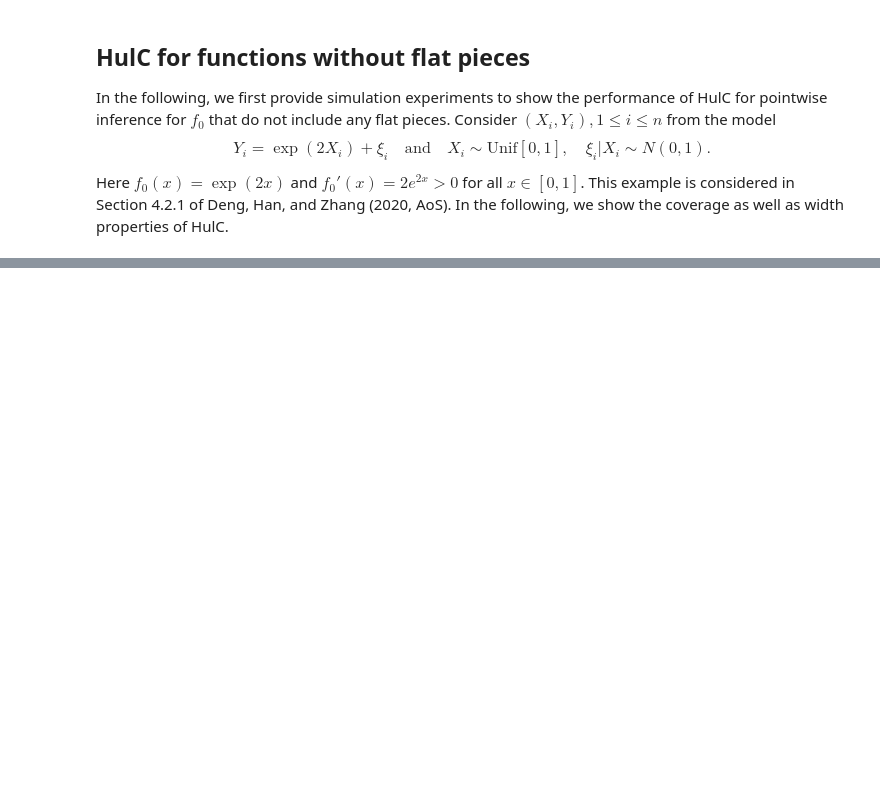
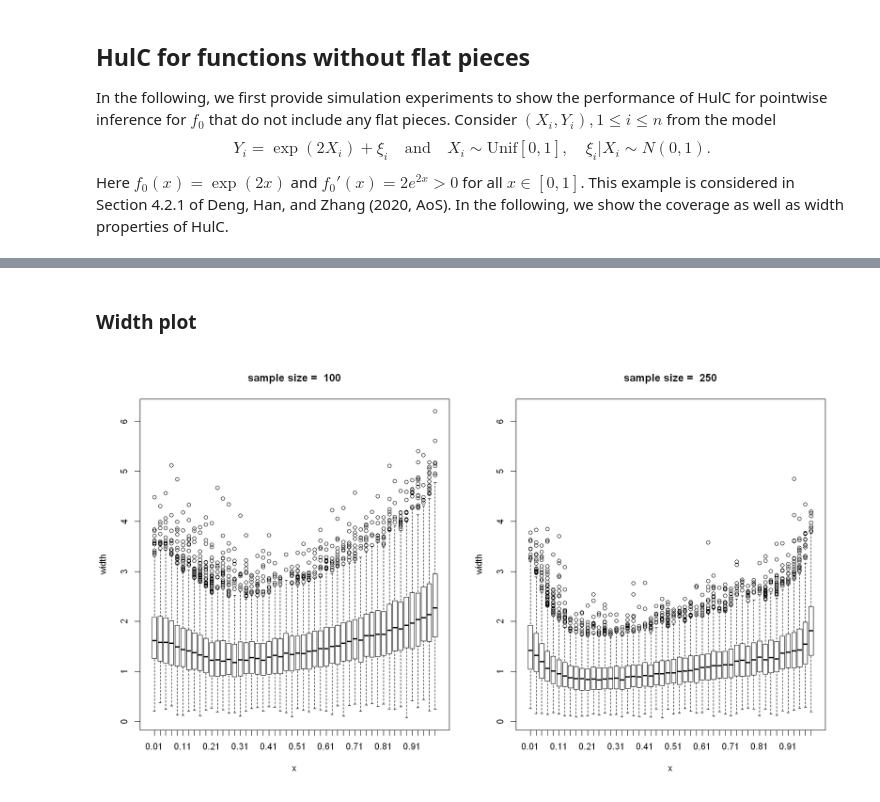
Before and after one commit to Arun-Kuchibhotla/HulC, a Jupyter notebook: R/HulC for Shape Constrained Regression.ipynb, the cells around one changed output, grey strips where cells are left out. Saved outputs shown, nothing was run; the diff lists cells and outputs as text; code cells hidden in the pictures; blank space fills up the shorter version.

```diff
--- a/R/HulC for Shape Constrained Regression.ipynb
+++ b/R/HulC for Shape Constrained Regression.ipynb
@@ -170,0 +234,20 @@ for(idx in 1:length(final_grid)){
+# %% [markdown]
+### Width plot
+# %%
+par(mfrow = c(1,2))
+width_mat_by_x <- vector("list", 2)
+for(jdx in 1:length(nsamp_seq)){
+    nsamp <- nsamp_seq[jdx]
+    width_mat_by_x[[jdx]] <- matrix(0, nrow = nrep, ncol = length(x_grid))
+    colnames(width_mat_by_x[[jdx]]) <- paste(x_grid)
+    for(idx in 1:length(x_grid)){
+        width_mat_by_x[[jdx]][,idx] <- width_mat[width_mat$nsamp == nsamp & width_mat$x == x_grid[idx], 1]
+    }
+}
+ran <- c(min(min(width_mat_by_x[[1]]), min(width_mat_by_x[[2]])), max(max(width_mat_by_x[[1]]), max(width_mat_by_x[[2]])))
+boxplot(width_mat_by_x[[1]], xlab = "x", ylab = "width", ylim = ran)
+title(paste("sample size = ", nsamp_seq[1]))
+boxplot(width_mat_by_x[[2]], xlab = "x", ylab = "width", ylim = ran)
+title(paste("sample size = ", nsamp_seq[2]))
+# %% [output]
+[figure, added]
```
Also changed, not shown: parts of 8 cells of this notebook, 1 other file.
